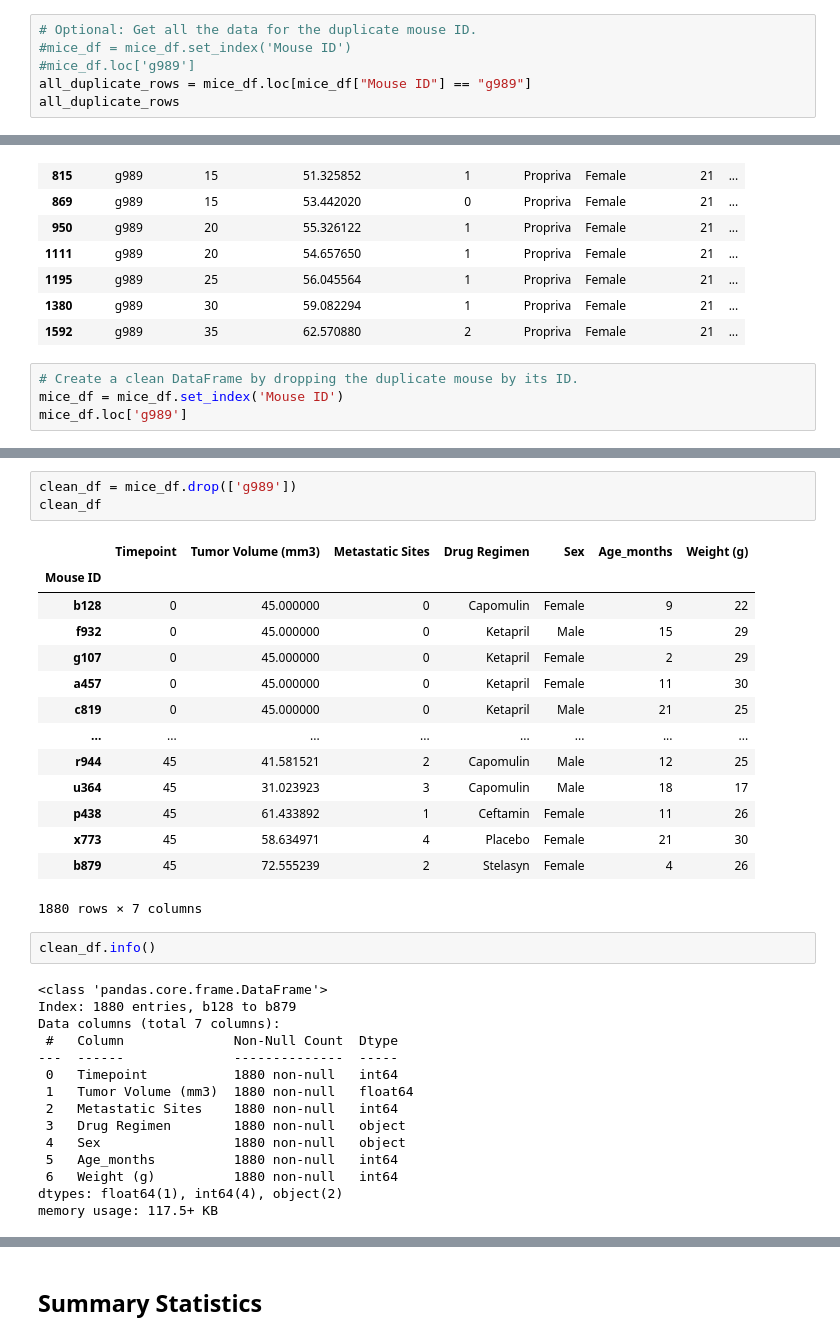
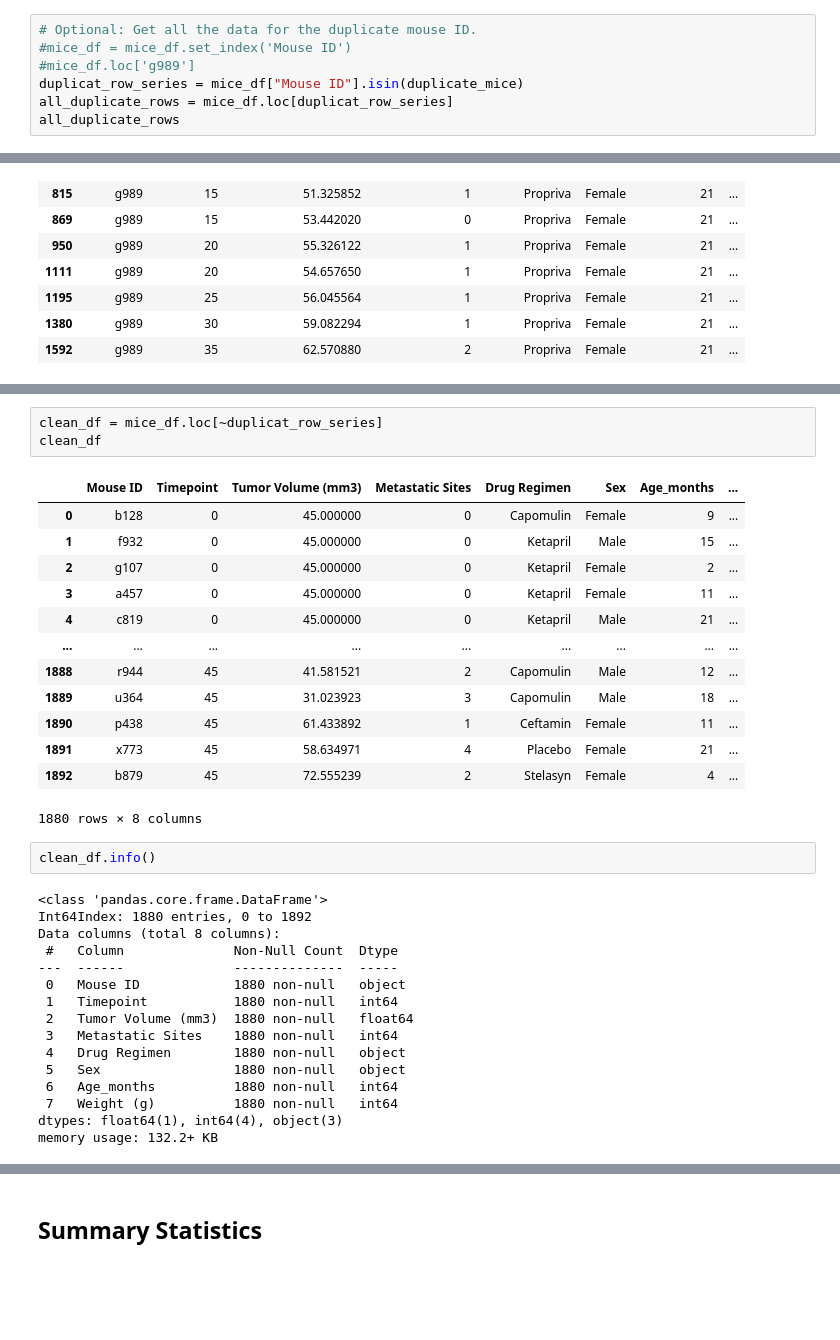
Before and after one commit to hanydief/Pymaceuticals-NumPy_Matplotlib_Challenge, a Jupyter notebook: pymaceuticals_starter.ipynb, the cells around one changed output, grey strips where cells are left out. Drawn from its saved outputs; the diff is of its cells as text; blank space fills up the shorter version.

Commit message:
fixing the indexing & duplicate by using: isin() & .loc[~series]

```diff
--- a/pymaceuticals_starter.ipynb
+++ b/pymaceuticals_starter.ipynb
@@ -49,7 +56,8 @@ array(['g989'], dtype=object)
 # Optional: Get all the data for the duplicate mouse ID.
 #mice_df = mice_df.set_index('Mouse ID')
 #mice_df.loc['g989']
-all_duplicate_rows = mice_df.loc[mice_df["Mouse ID"] == "g989"]
+duplicat_row_series = mice_df["Mouse ID"].isin(duplicate_mice)
+all_duplicate_rows = mice_df.loc[duplicat_row_series]
 all_duplicate_rows
 # %% [output]
 |  | Mouse ID | Timepoint | Tumor Volume (mm3) | Metastatic Sites | Drug Regimen | Sex | Age_months | ... |
@@ -66,7 +74,3 @@ all_duplicate_rows
 | 1195 | g989 | 25 | 56.045564 | 1 | Propriva | Female | 21 | ... |
 | 1380 | g989 | 30 | 59.082294 | 1 | Propriva | Female | 21 | ... |
 | 1592 | g989 | 35 | 62.570880 | 2 | Propriva | Female | 21 | ... |
-# %%
-# Create a clean DataFrame by dropping the duplicate mouse by its ID.
-mice_df = mice_df.set_index('Mouse ID')
-mice_df.loc['g989']
@@ -89,35 +77,35 @@ mice_df.loc['g989']
 # %%
-clean_df = mice_df.drop(['g989'])
+clean_df = mice_df.loc[~duplicat_row_series]
 clean_df
 # %% [output]
-|  | Timepoint | Tumor Volume (mm3) | Metastatic Sites | Drug Regimen | Sex | Age_months | Weight (g) |
-| Mouse ID |  |  |  |  |  |  |  |
-| b128 | 0 | 45.000000 | 0 | Capomulin | Female | 9 | 22 |
-| f932 | 0 | 45.000000 | 0 | Ketapril | Male | 15 | 29 |
-| g107 | 0 | 45.000000 | 0 | Ketapril | Female | 2 | 29 |
-| a457 | 0 | 45.000000 | 0 | Ketapril | Female | 11 | 30 |
-| c819 | 0 | 45.000000 | 0 | Ketapril | Male | 21 | 25 |
-| ... | ... | ... | ... | ... | ... | ... | ... |
-| r944 | 45 | 41.581521 | 2 | Capomulin | Male | 12 | 25 |
-| u364 | 45 | 31.023923 | 3 | Capomulin | Male | 18 | 17 |
-| p438 | 45 | 61.433892 | 1 | Ceftamin | Female | 11 | 26 |
-| x773 | 45 | 58.634971 | 4 | Placebo | Female | 21 | 30 |
-| b879 | 45 | 72.555239 | 2 | Stelasyn | Female | 4 | 26 |
+|  | Mouse ID | Timepoint | Tumor Volume (mm3) | Metastatic Sites | Drug Regimen | Sex | Age_months | ... |
+| 0 | b128 | 0 | 45.000000 | 0 | Capomulin | Female | 9 | ... |
+| 1 | f932 | 0 | 45.000000 | 0 | Ketapril | Male | 15 | ... |
+| 2 | g107 | 0 | 45.000000 | 0 | Ketapril | Female | 2 | ... |
+| 3 | a457 | 0 | 45.000000 | 0 | Ketapril | Female | 11 | ... |
+| 4 | c819 | 0 | 45.000000 | 0 | Ketapril | Male | 21 | ... |
+| ... | ... | ... | ... | ... | ... | ... | ... | ... |
+| 1888 | r944 | 45 | 41.581521 | 2 | Capomulin | Male | 12 | ... |
+| 1889 | u364 | 45 | 31.023923 | 3 | Capomulin | Male | 18 | ... |
+| 1890 | p438 | 45 | 61.433892 | 1 | Ceftamin | Female | 11 | ... |
+| 1891 | x773 | 45 | 58.634971 | 4 | Placebo | Female | 21 | ... |
+| 1892 | b879 | 45 | 72.555239 | 2 | Stelasyn | Female | 4 | ... |
-1880 rows × 7 columns
+1880 rows × 8 columns
 # %%
 clean_df.info()
 # %% [output]
 <class 'pandas.core.frame.DataFrame'>
-Index: 1880 entries, b128 to b879
-Data columns (total 7 columns):
+Int64Index: 1880 entries, 0 to 1892
+Data columns (total 8 columns):
  #   Column              Non-Null Count  Dtype
 ---  ------              --------------  -----
- 0   Timepoint           1880 non-null   int64
- 1   Tumor Volume (mm3)  1880 non-null   float64
- 2   Metastatic Sites    1880 non-null   int64
- 3   Drug Regimen        1880 non-null   object
- 4   Sex                 1880 non-null   object
- 5   Age_months          1880 non-null   int64
- 6   Weight (g)          1880 non-null   int64
-dtypes: float64(1), int64(4), object(2)
-memory usage: 117.5+ KB
+ 0   Mouse ID            1880 non-null   object
+ 1   Timepoint           1880 non-null   int64
+ 2   Tumor Volume (mm3)  1880 non-null   float64
+ 3   Metastatic Sites    1880 non-null   int64
+ 4   Drug Regimen        1880 non-null   object
+ 5   Sex                 1880 non-null   object
+ 6   Age_months          1880 non-null   int64
+ 7   Weight (g)          1880 non-null   int64
+dtypes: float64(1), int64(4), object(3)
+memory usage: 132.2+ KB
```
Also changed, not shown: parts of 5 cells of this notebook.
